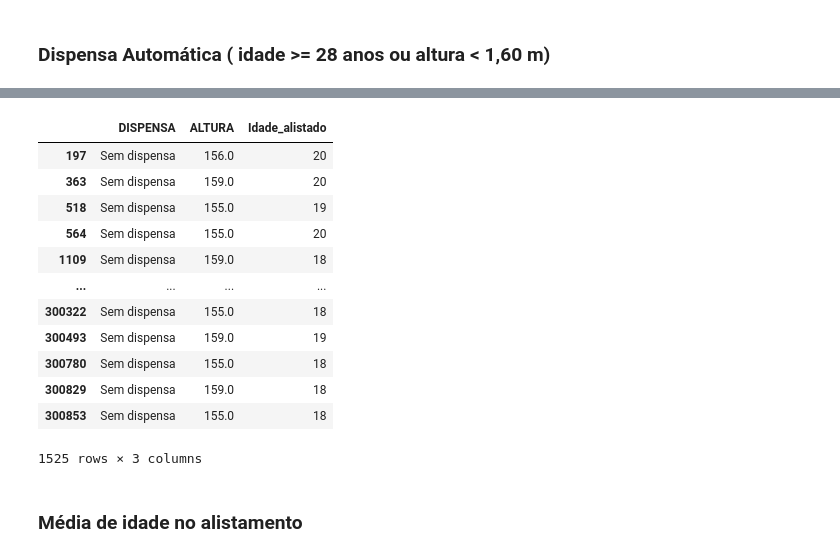
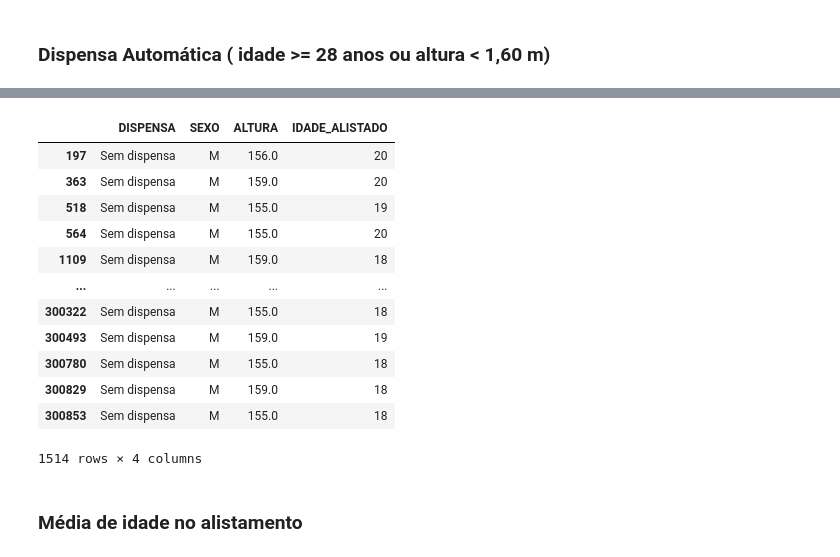
Before and after one commit to hudsonhcp/Alistamento-Militar-2022, a Jupyter notebook: Alistamento.ipynb, the cells around one changed output, grey strips where cells are left out. Saved outputs shown, nothing was run; the diff lists cells and outputs as text; code cells hidden in the pictures.

```diff
--- a/Alistamento.ipynb
+++ b/Alistamento.ipynb
@@ -119,7 +304,7 @@ Name: count, dtype: int64
 # %% [markdown]
 ### Criando uma coluna com a idade dos alistados no ano que se alistaram
 # %%
-df['Idade_alistado'] = df['VINCULACAO_ANO'] - df['ANO_NASCIMENTO']
+df['IDADE_ALISTADO'] = df['VINCULACAO_ANO'] - df['ANO_NASCIMENTO']
 # %% [markdown]
 ### Conferindo alistados acima de 28 anos
 # %%
@@ -149,21 +354,21 @@ alistados_25
 # %%
-df[['DISPENSA', 'ALTURA', 'Idade_alistado']][((df['ALTURA'] < 160) |
-                                              (df['Idade_alistado'] >= 28)) &
-                                             (df['DISPENSA'] == 'Sem dispensa')]
+df[['DISPENSA', 'SEXO', 'ALTURA', 'IDADE_ALISTADO']][(df['SEXO'] == 'F') & (df['ALTURA'] < 155) |
+                                                     (df['SEXO'] == 'M') &( df['ALTURA'] < 160) &
+                                                    (df['DISPENSA'] == 'Sem dispensa')]
 # %% [output]
-|  | DISPENSA | ALTURA | Idade_alistado |
-| 197 | Sem dispensa | 156.0 | 20 |
-| 363 | Sem dispensa | 159.0 | 20 |
-| 518 | Sem dispensa | 155.0 | 19 |
-| 564 | Sem dispensa | 155.0 | 20 |
-| 1109 | Sem dispensa | 159.0 | 18 |
-| ... | ... | ... | ... |
-| 300322 | Sem dispensa | 155.0 | 18 |
-| 300493 | Sem dispensa | 159.0 | 19 |
-| 300780 | Sem dispensa | 155.0 | 18 |
-| 300829 | Sem dispensa | 159.0 | 18 |
-| 300853 | Sem dispensa | 155.0 | 18 |
+|  | DISPENSA | SEXO | ALTURA | IDADE_ALISTADO |
+| 197 | Sem dispensa | M | 156.0 | 20 |
+| 363 | Sem dispensa | M | 159.0 | 20 |
+| 518 | Sem dispensa | M | 155.0 | 19 |
+| 564 | Sem dispensa | M | 155.0 | 20 |
+| 1109 | Sem dispensa | M | 159.0 | 18 |
+| ... | ... | ... | ... | ... |
+| 300322 | Sem dispensa | M | 155.0 | 18 |
+| 300493 | Sem dispensa | M | 159.0 | 19 |
+| 300780 | Sem dispensa | M | 155.0 | 18 |
+| 300829 | Sem dispensa | M | 159.0 | 18 |
+| 300853 | Sem dispensa | M | 155.0 | 18 |
-1525 rows × 3 columns
+1514 rows × 4 columns
 # %% [markdown]
 ### Média de idade no alistamento
 # %%
```
Also changed, not shown: parts of 42 cells of this notebook.
